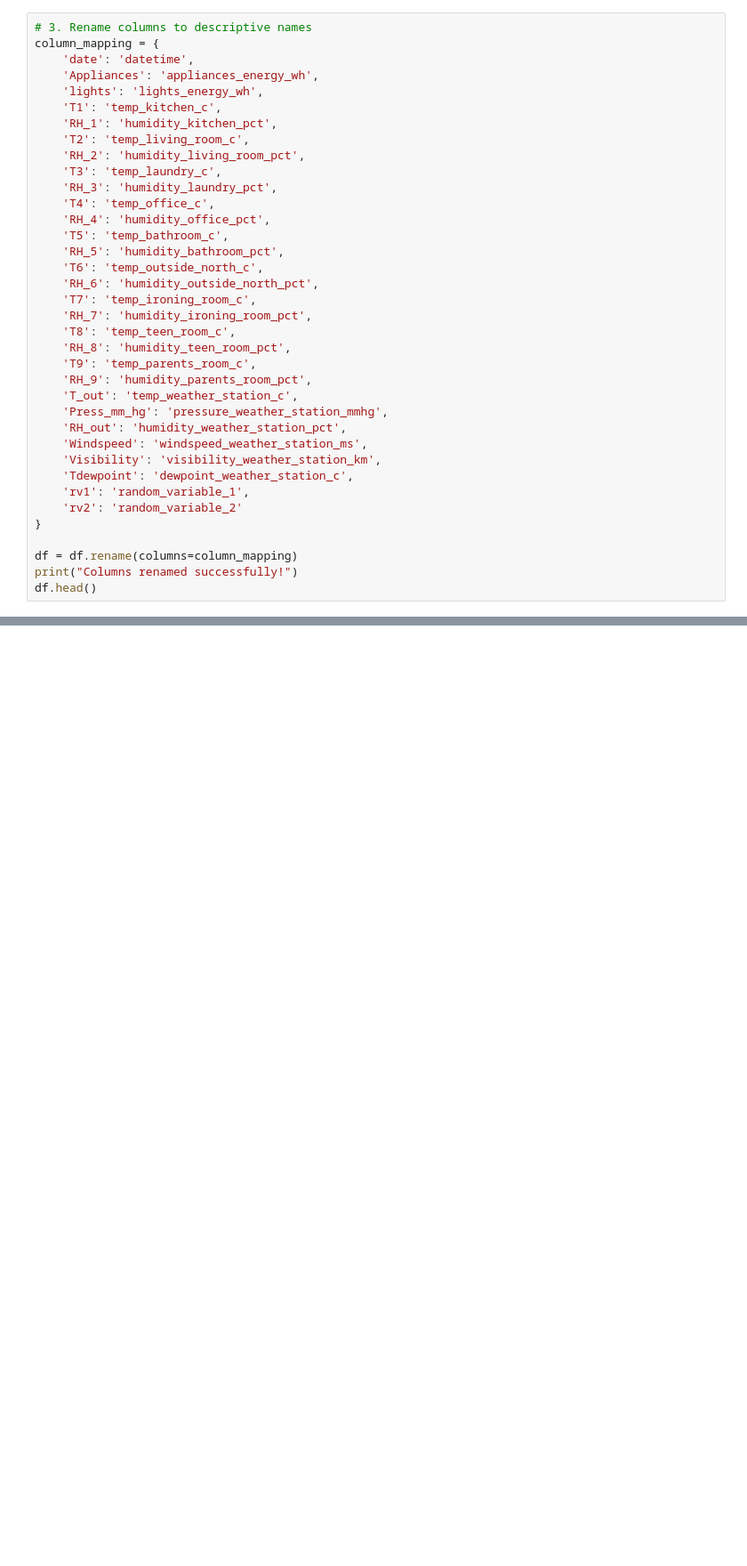
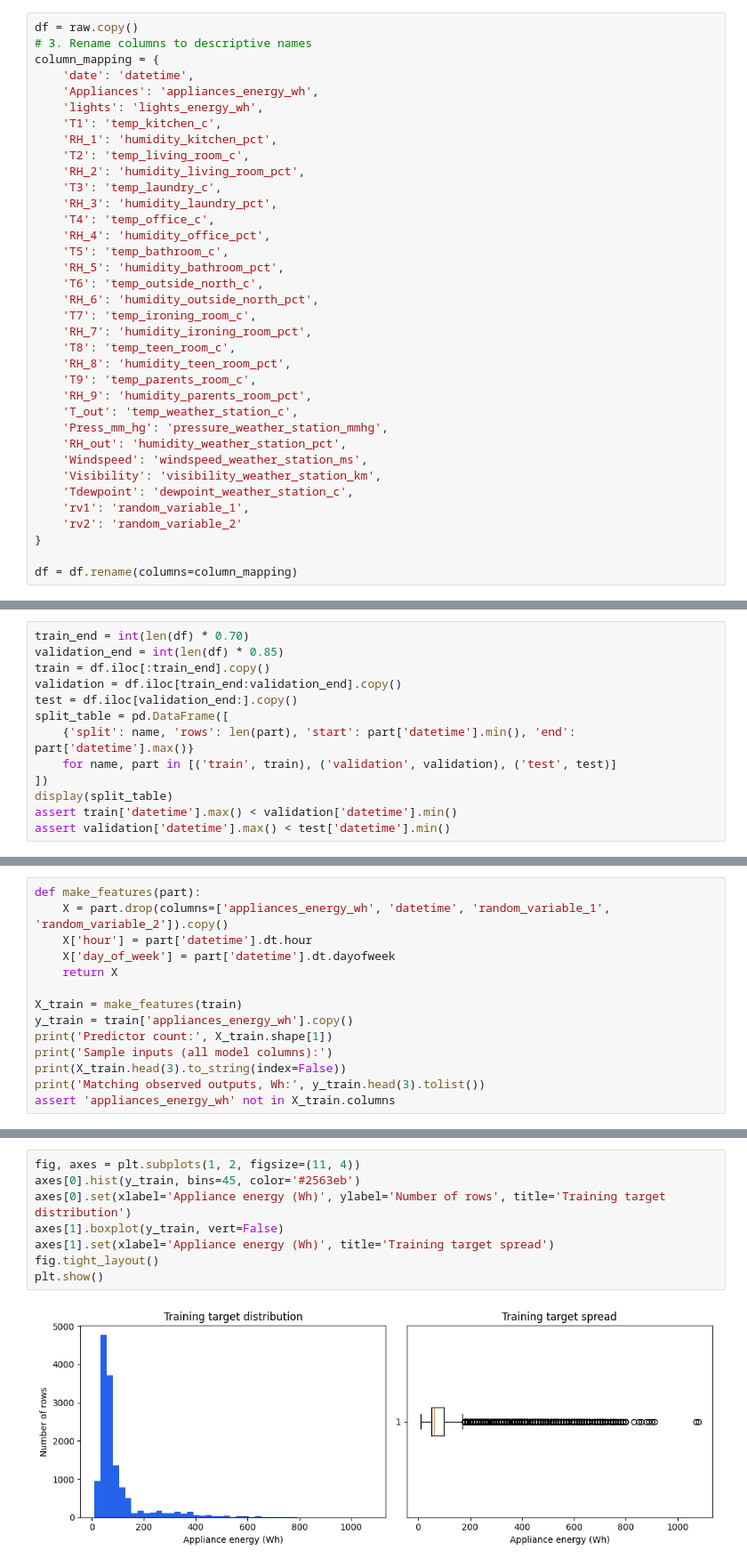
Before and after one commit to AndyLopezCoding/MachineLearningProject, a Jupyter notebook: MachineLearningProject.ipynb, the cells around one changed output, grey strips where cells are left out. Shown at 89% size. Cells and saved outputs as stored; diff of their text form; blank space fills up the shorter version.

```diff
--- a/MachineLearningProject.ipynb
+++ b/MachineLearningProject.ipynb
@@ -27,4 +62,5 @@ Original shape: (19735, 29)
 # %%
+df = raw.copy()
 # 3. Rename columns to descriptive names
 column_mapping = {
     'date': 'datetime',
@@ -59,5 +95,3 @@ column_mapping = {
 }
 
 df = df.rename(columns=column_mapping)
-print("Columns renamed successfully!")
-df.head()
@@ -134,0 +169,13 @@ plt.show()
+# %%
+train_end = int(len(df) * 0.70)
+validation_end = int(len(df) * 0.85)
+train = df.iloc[:train_end].copy()
+validation = df.iloc[train_end:validation_end].copy()
+test = df.iloc[validation_end:].copy()
+split_table = pd.DataFrame([
+    {'split': name, 'rows': len(part), 'start': part['datetime'].min(), 'end': part['datetime'].max()}
+    for name, part in [('train', train), ('validation', validation), ('test', test)]
+])
+display(split_table)
+assert train['datetime'].max() < validation['datetime'].min()
+assert validation['datetime'].max() < test['datetime'].min()
@@ -134,0 +192,14 @@ plt.show()
+# %%
+def make_features(part):
+    X = part.drop(columns=['appliances_energy_wh', 'datetime', 'random_variable_1', 'random_variable_2']).copy()
+    X['hour'] = part['datetime'].dt.hour
+    X['day_of_week'] = part['datetime'].dt.dayofweek
+    return X
+
+X_train = make_features(train)
+y_train = train['appliances_energy_wh'].copy()
+print('Predictor count:', X_train.shape[1])
+print('Sample inputs (all model columns):')
+print(X_train.head(3).to_string(index=False))
+print('Matching observed outputs, Wh:', y_train.head(3).tolist())
+assert 'appliances_energy_wh' not in X_train.columns
@@ -134,0 +257,10 @@ plt.show()
+# %%
+fig, axes = plt.subplots(1, 2, figsize=(11, 4))
+axes[0].hist(y_train, bins=45, color='#2563eb')
+axes[0].set(xlabel='Appliance energy (Wh)', ylabel='Number of rows', title='Training target distribution')
+axes[1].boxplot(y_train, vert=False)
+axes[1].set(xlabel='Appliance energy (Wh)', title='Training target spread')
+fig.tight_layout()
+plt.show()
+# %% [output]
+[figure, added]
```
Also changed, not shown: parts of 26 cells of this notebook, 2 other files.
